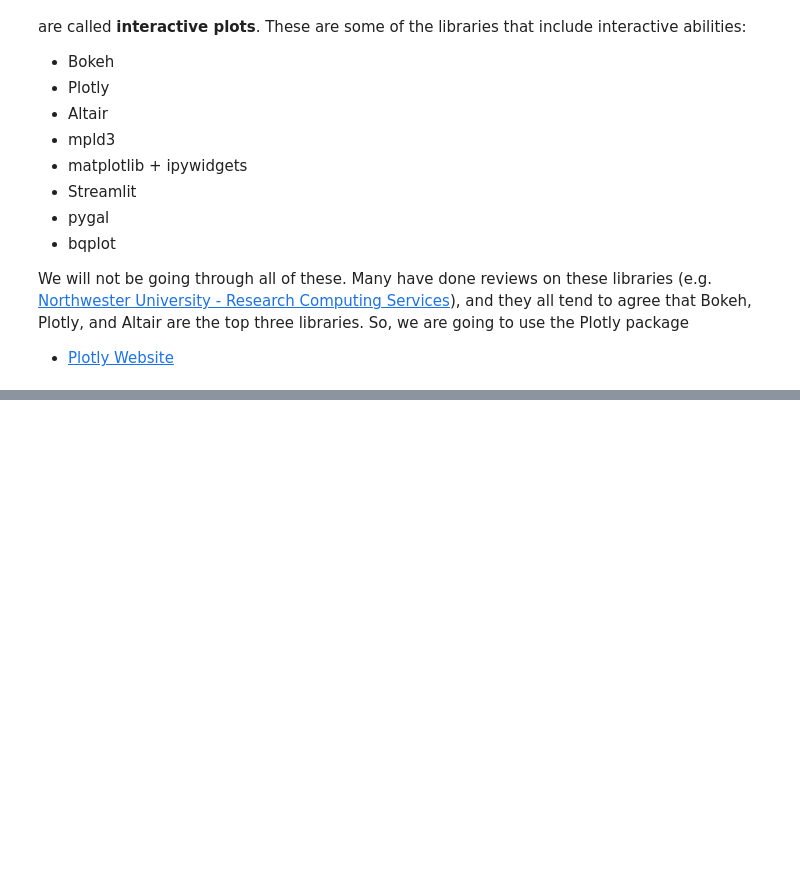
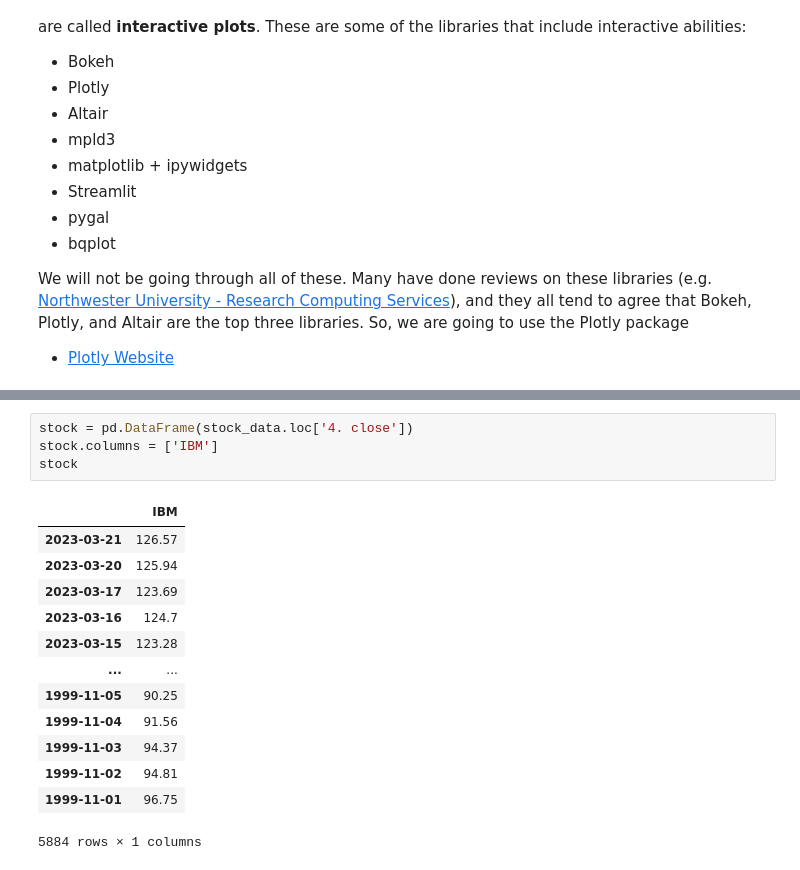
Before and after one commit to drolsonmi/math3080, a Jupyter notebook: Notes/08c Interactive Graphs.ipynb, the cells around one changed output, grey strips where cells are left out. Saved outputs shown, nothing was run; the diff lists cells and outputs as text; blank space fills up the shorter version.

```diff
--- a/Notes/08c Interactive Graphs.ipynb
+++ b/Notes/08c Interactive Graphs.ipynb
@@ -32,0 +81,18 @@ We will not be going through all of these. Many have done reviews on these libra
+# %%
+stock = pd.DataFrame(stock_data.loc['4. close'])
+stock.columns = ['IBM']
+stock
+# %% [output]
+|  | IBM |
+| 2023-03-21 | 126.57 |
+| 2023-03-20 | 125.94 |
+| 2023-03-17 | 123.69 |
+| 2023-03-16 | 124.7 |
+| 2023-03-15 | 123.28 |
+| ... | ... |
+| 1999-11-05 | 90.25 |
+| 1999-11-04 | 91.56 |
+| 1999-11-03 | 94.37 |
+| 1999-11-02 | 94.81 |
+| 1999-11-01 | 96.75 |
+5884 rows × 1 columns
```
Also changed, not shown: parts of 13 cells of this notebook, 1 other file.
